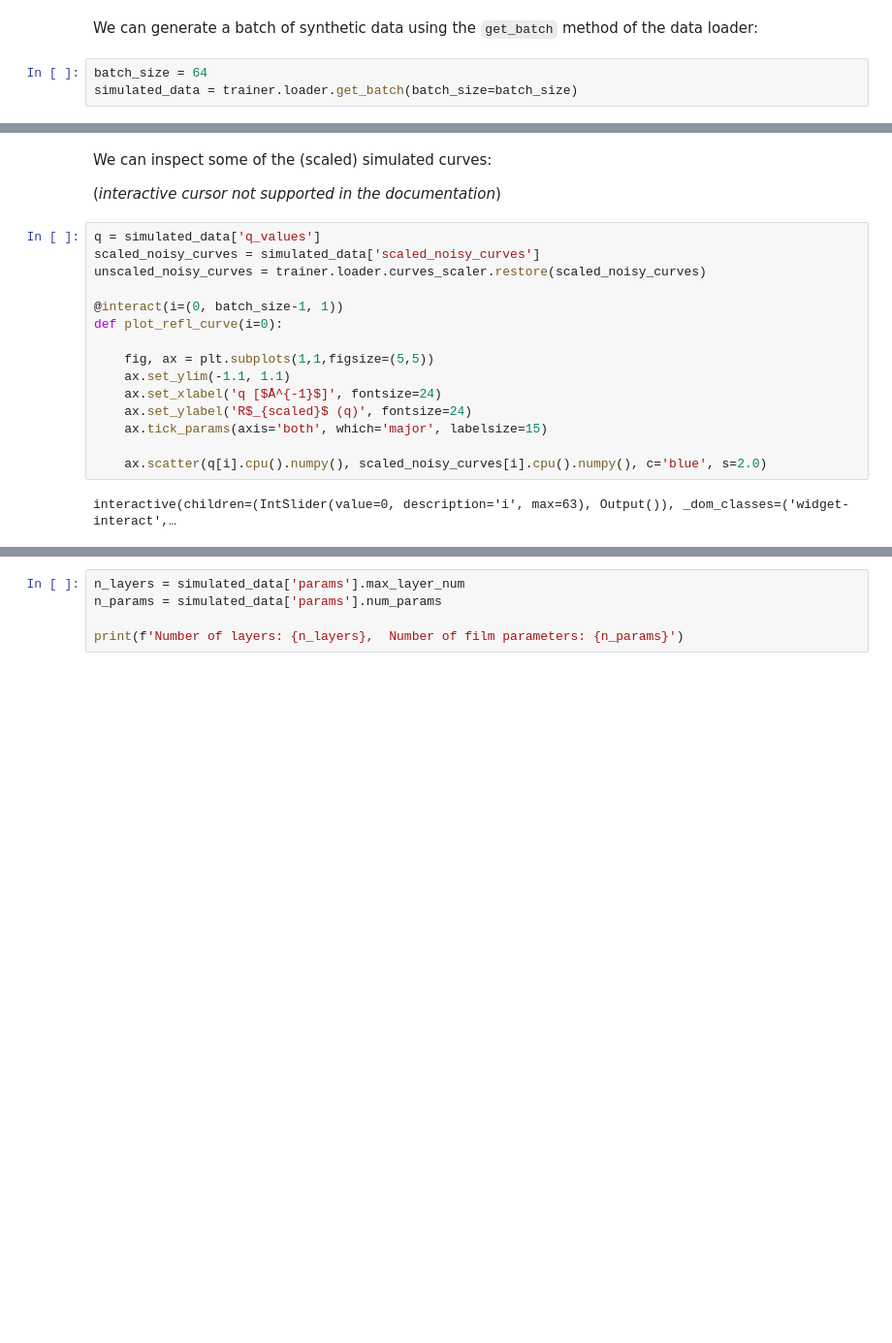
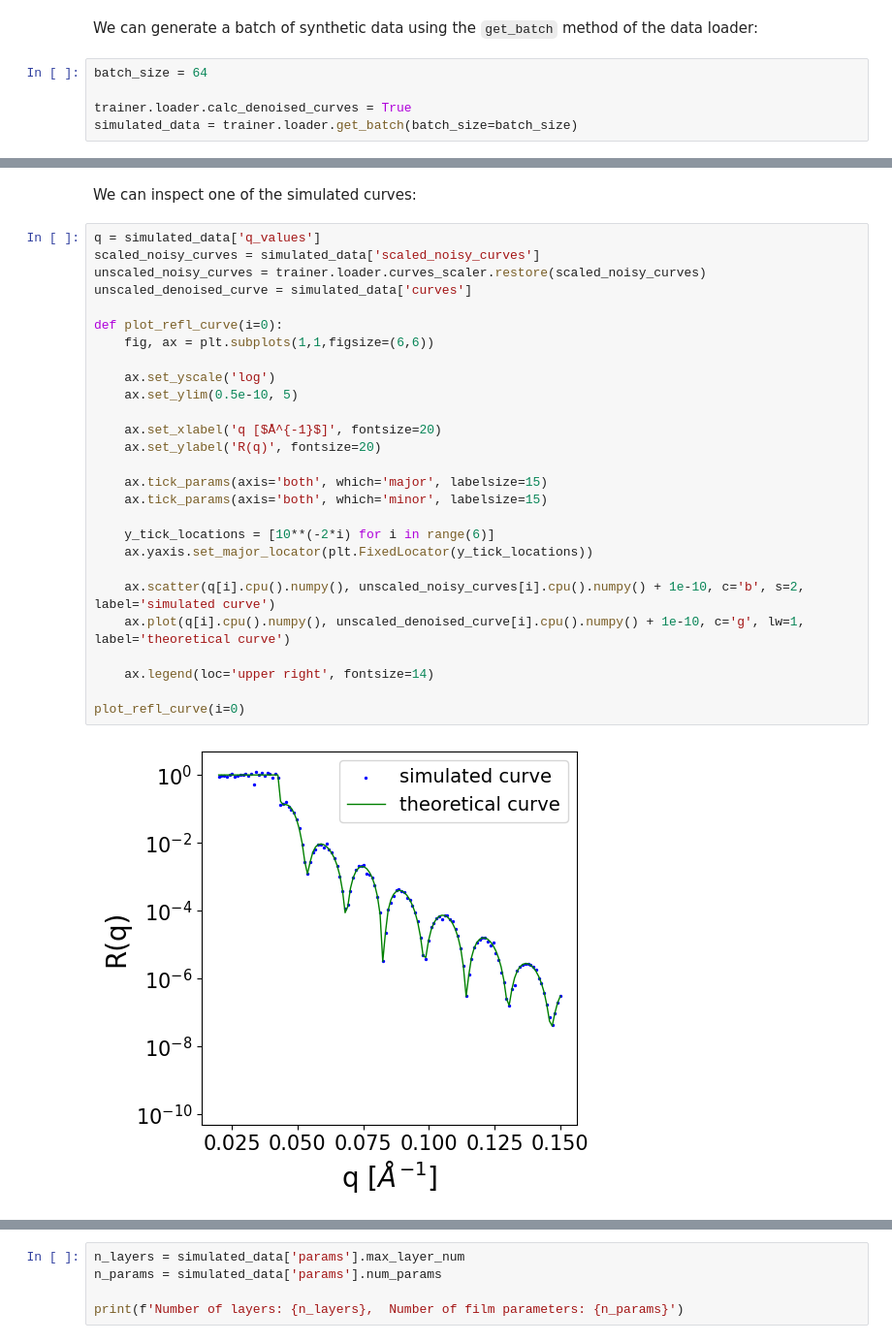
Before and after one commit to schreiber-lab/reflectorch, a Jupyter notebook: docs/using_reflectorch.ipynb, the cells around one changed output, grey strips where cells are left out. Shown at 97% size. Cells and saved outputs as stored; diff of their text form; blank space fills up the shorter version.

```diff
--- a/docs/using_reflectorch.ipynb
+++ b/docs/using_reflectorch.ipynb
@@ -35,6 +35,8 @@ Model mc1 loaded. Number of parameters: 13.37 M
 We can generate a batch of synthetic data using the `get_batch` method of the data loader:
 # %%
 batch_size = 64
+
+trainer.loader.calc_denoised_curves = True
 simulated_data = trainer.loader.get_batch(batch_size=batch_size)
 # %% [markdown]
 This method returns a dictionary with 4 entries indexed by the following keys:
@@ -46,22 +49,32 @@ This method returns a dictionary with 4 entries indexed by the following keys:
 # %% [markdown]
-We can inspect some of the (scaled) simulated curves:
-
-(*interactive cursor not supported in the documentation*)
+We can inspect one of the simulated curves:
 # %%
 q = simulated_data['q_values']
 scaled_noisy_curves = simulated_data['scaled_noisy_curves']
 unscaled_noisy_curves = trainer.loader.curves_scaler.restore(scaled_noisy_curves)
+unscaled_denoised_curve = simulated_data['curves']
 
-@interact(i=(0, batch_size-1, 1))
 def plot_refl_curve(i=0):
+    fig, ax = plt.subplots(1,1,figsize=(6,6))
 
-    fig, ax = plt.subplots(1,1,figsize=(5,5))
-    ax.set_ylim(-1.1, 1.1)
-    ax.set_xlabel('q [$Å^{-1}$]', fontsize=24)
-    ax.set_ylabel('R$_{scaled}$ (q)', fontsize=24)
+    ax.set_yscale('log')
+    ax.set_ylim(0.5e-10, 5)
+
+    ax.set_xlabel('q [$Å^{-1}$]', fontsize=20)
+    ax.set_ylabel('R(q)', fontsize=20)
+
     ax.tick_params(axis='both', which='major', labelsize=15)
+    ax.tick_params(axis='both', which='minor', labelsize=15)
 
-    ax.scatter(q[i].cpu().numpy(), scaled_noisy_curves[i].cpu().numpy(), c='blue', s=2.0)
+    y_tick_locations = [10**(-2*i) for i in range(6)]
+    ax.yaxis.set_major_locator(plt.FixedLocator(y_tick_locations))
+
+    ax.scatter(q[i].cpu().numpy(), unscaled_noisy_curves[i].cpu().numpy() + 1e-10, c='b', s=2, label='simulated curve')
+    ax.plot(q[i].cpu().numpy(), unscaled_denoised_curve[i].cpu().numpy() + 1e-10, c='g', lw=1, label='theoretical curve')
+
+    ax.legend(loc='upper right', fontsize=14)
+
+plot_refl_curve(i=0)
 # %% [output]
-interactive(children=(IntSlider(value=0, description='i', max=63), Output()), _dom_classes=('widget-interact',…
+[figure, added]
 # %% [markdown]
```
Also changed, not shown: parts of 10 cells of this notebook, 2 other files.
